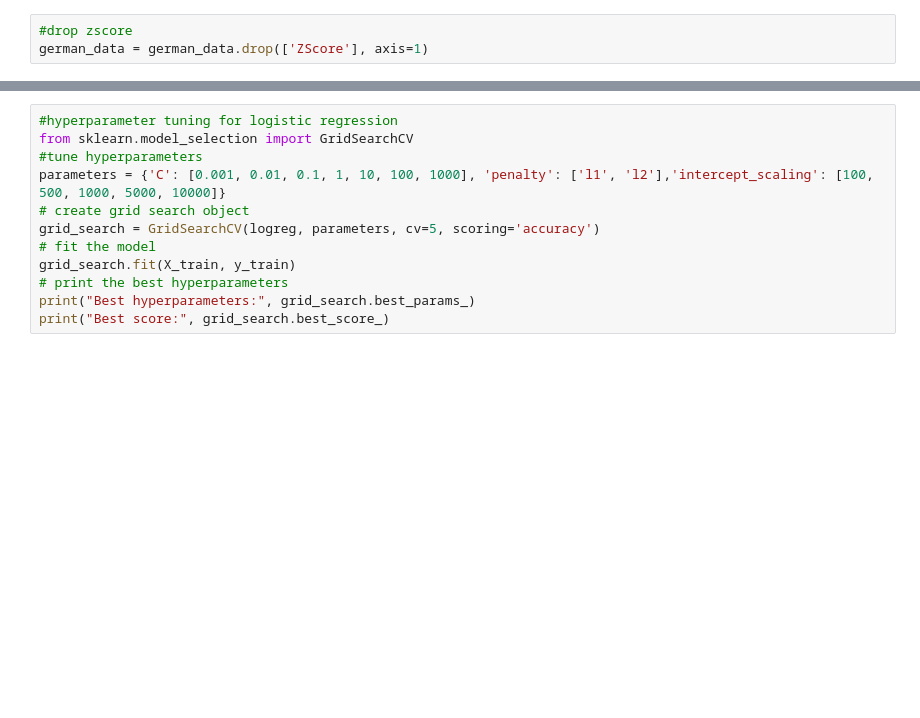
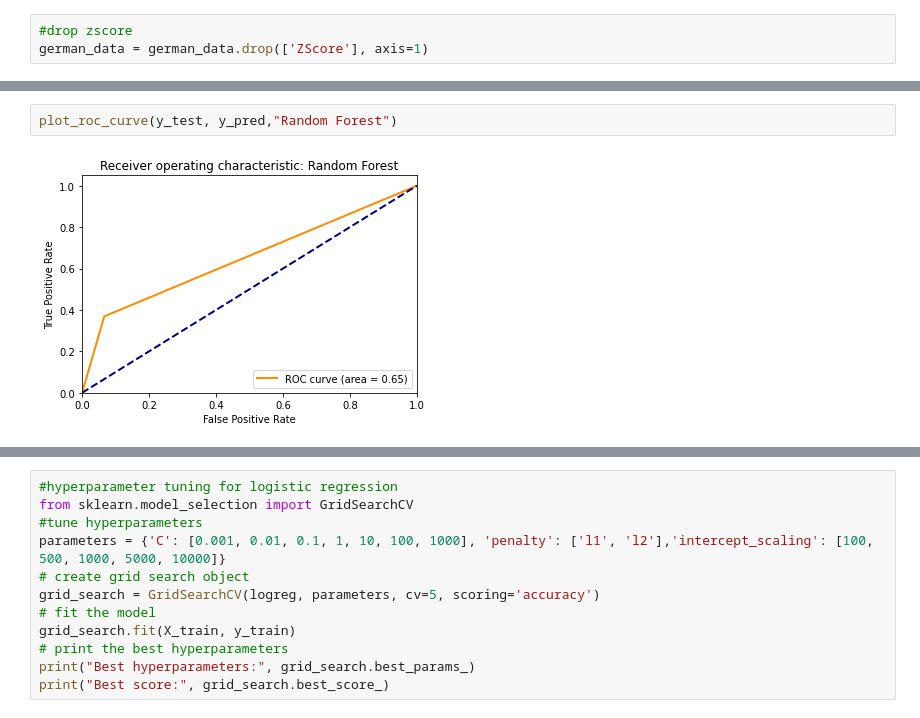
Before and after one commit to DanielGit4/AML, a Jupyter notebook: German_Credit_data/eda.ipynb, the cells around one changed output, grey strips where cells are left out. Drawn from its saved outputs; the diff is of its cells as text; blank space fills up the shorter version.

```diff
--- a/German_Credit_data/eda.ipynb
+++ b/German_Credit_data/eda.ipynb
@@ -344,0 +421,4 @@ fbeta score: 0.5137844611528822
+# %%
+plot_roc_curve(y_test, y_pred,"Random Forest")
+# %% [output]
+[figure, added]
```
Also changed, not shown: parts of 32 cells of this notebook.
